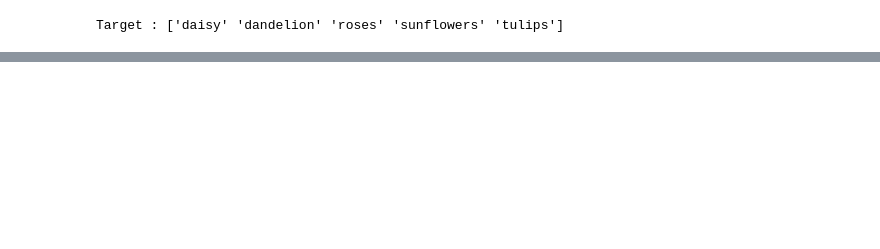
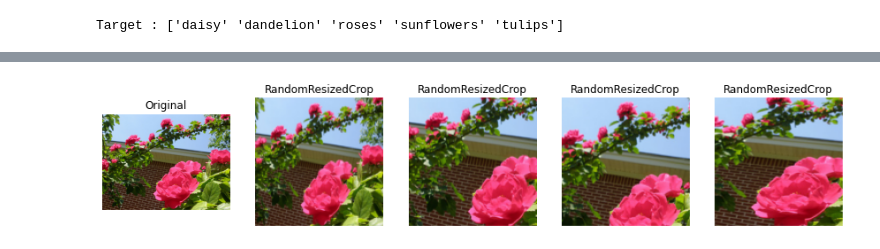
Before and after one commit to apthagowda97/computer_vision_poc, a Jupyter notebook: classification/notebook/pytorch_transforms.ipynb, the cells around one changed output, grey strips where cells are left out. Drawn from its saved outputs; the diff is of its cells as text; code cells hidden in the pictures; blank space fills up the shorter version.

```diff
--- a/classification/notebook/pytorch_transforms.ipynb
+++ b/classification/notebook/pytorch_transforms.ipynb
@@ -74,0 +94,4 @@ RandomHorizontalFlip(p=0.5)
+# %%
+plot_transform(4, [RandomResizedCrop(128,scale=(0.4, 1.0))],repeat=4)
+# %% [output]
+[figure, added]
```
Also changed, not shown: parts of 16 cells of this notebook.
